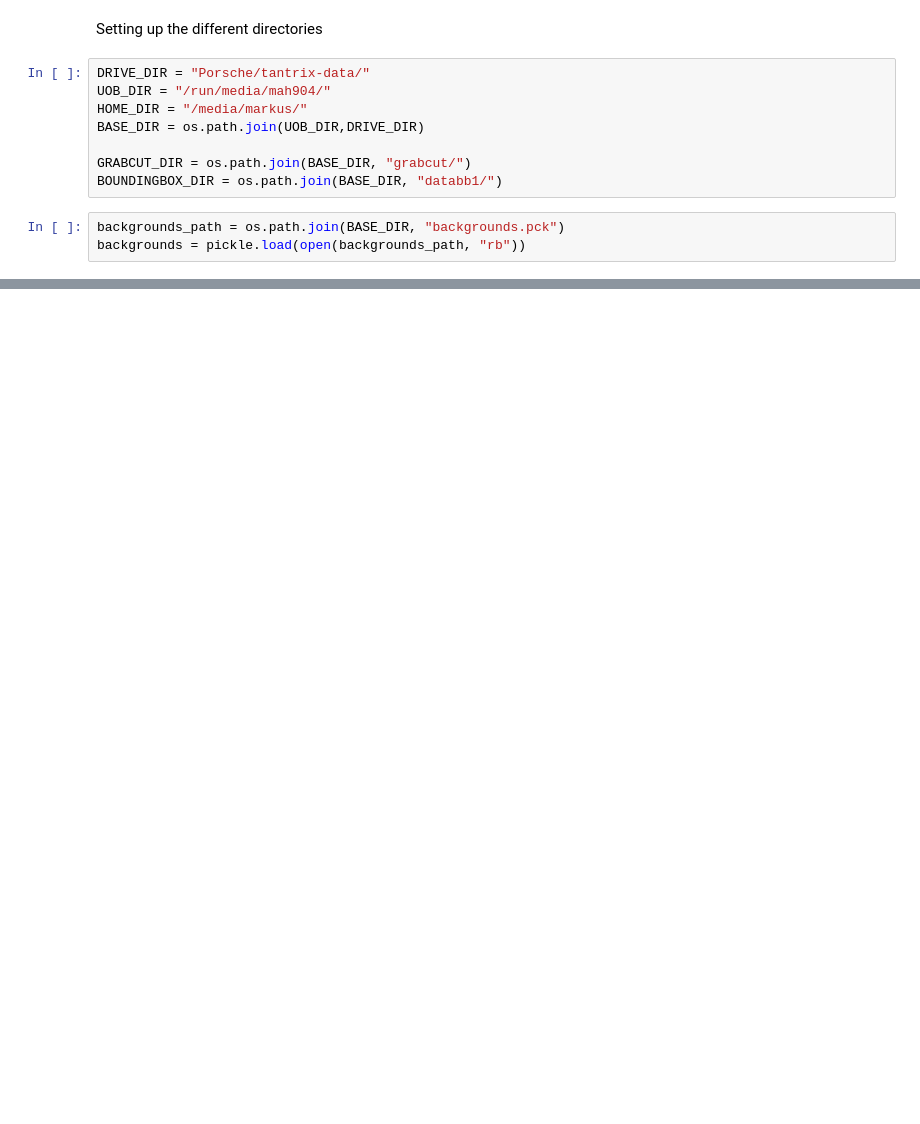
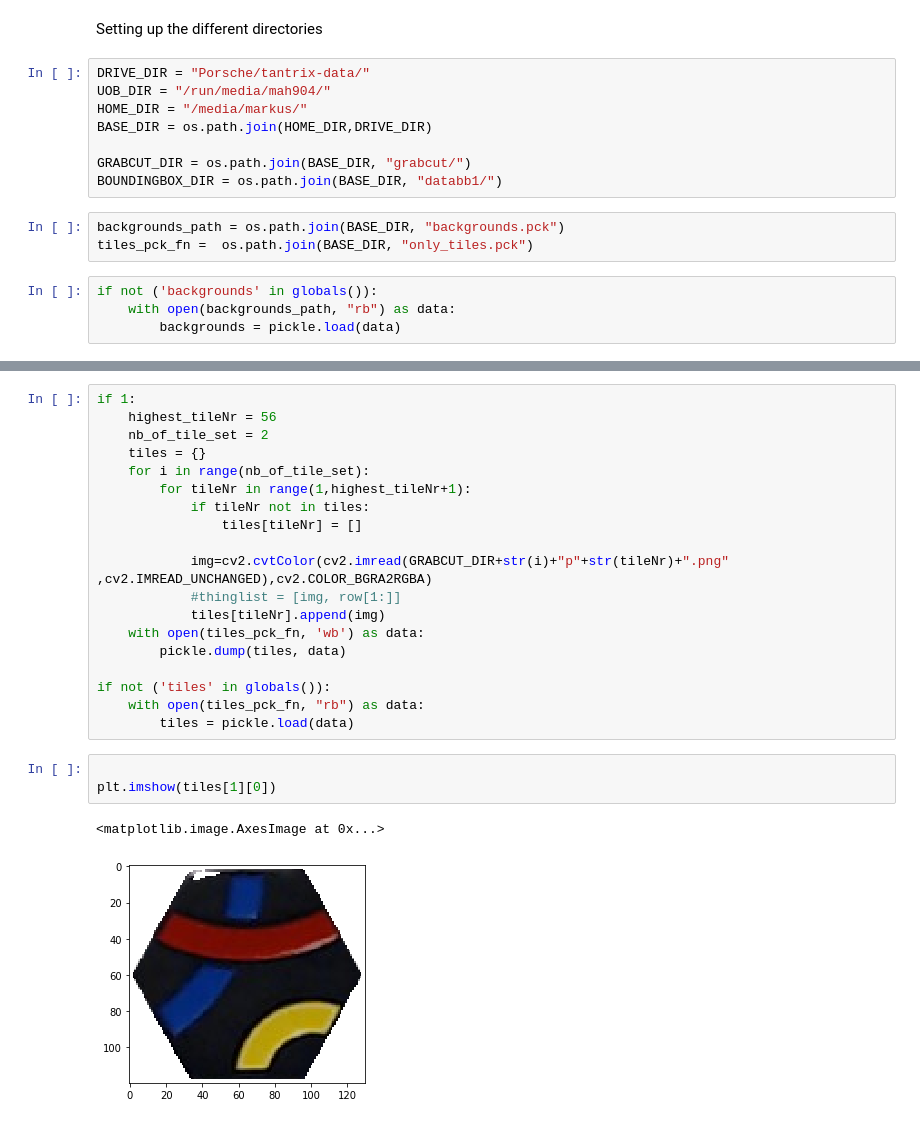
Before and after one commit to mahoyen/tantrix-CV-detect, a Jupyter notebook: Boundingbox dataset.ipynb, the cells around one changed output, grey strips where cells are left out. Drawn from its saved outputs; the diff is of its cells as text; blank space fills up the shorter version.

```diff
--- a/Boundingbox dataset.ipynb
+++ b/Boundingbox dataset.ipynb
@@ -11,13 +15,17 @@ Setting up the different directories
 DRIVE_DIR = "Porsche/tantrix-data/"
 UOB_DIR = "/run/media/mah904/"
 HOME_DIR = "/media/markus/"
-BASE_DIR = os.path.join(UOB_DIR,DRIVE_DIR)
+BASE_DIR = os.path.join(HOME_DIR,DRIVE_DIR)
 
 GRABCUT_DIR = os.path.join(BASE_DIR, "grabcut/")
 BOUNDINGBOX_DIR = os.path.join(BASE_DIR, "databb1/")
 # %%
 backgrounds_path = os.path.join(BASE_DIR, "backgrounds.pck")
-backgrounds = pickle.load(open(backgrounds_path, "rb"))
+tiles_pck_fn =  os.path.join(BASE_DIR, "only_tiles.pck")
+# %%
+if not ('backgrounds' in globals()):
+    with open(backgrounds_path, "rb") as data:
+        backgrounds = pickle.load(data)
 # %%
 plt.imshow(backgrounds[np.random.randint(len(backgrounds))])
 # %% [output]
@@ -25,0 +34,25 @@ plt.imshow(backgrounds[np.random.randint(len(backgrounds))])
+# %%
+if 1:
+    highest_tileNr = 56
+    nb_of_tile_set = 2
+    tiles = {}
+    for i in range(nb_of_tile_set):
+        for tileNr in range(1,highest_tileNr+1):
+            if tileNr not in tiles:
+                tiles[tileNr] = []
+
+            img=cv2.cvtColor(cv2.imread(GRABCUT_DIR+str(i)+"p"+str(tileNr)+".png" ,cv2.IMREAD_UNCHANGED),cv2.COLOR_BGRA2RGBA)
+            #thinglist = [img, row[1:]]
+            tiles[tileNr].append(img)
+    with open(tiles_pck_fn, 'wb') as data:
+        pickle.dump(tiles, data)
+
+if not ('tiles' in globals()):
+    with open(tiles_pck_fn, "rb") as data:
+        tiles = pickle.load(data)
+# %%
+
+plt.imshow(tiles[1][0])
+# %% [output]
+<matplotlib.image.AxesImage at 0x...>
+[figure, added]
```
Also changed, not shown: parts of 13 cells of this notebook, 6 other files.
